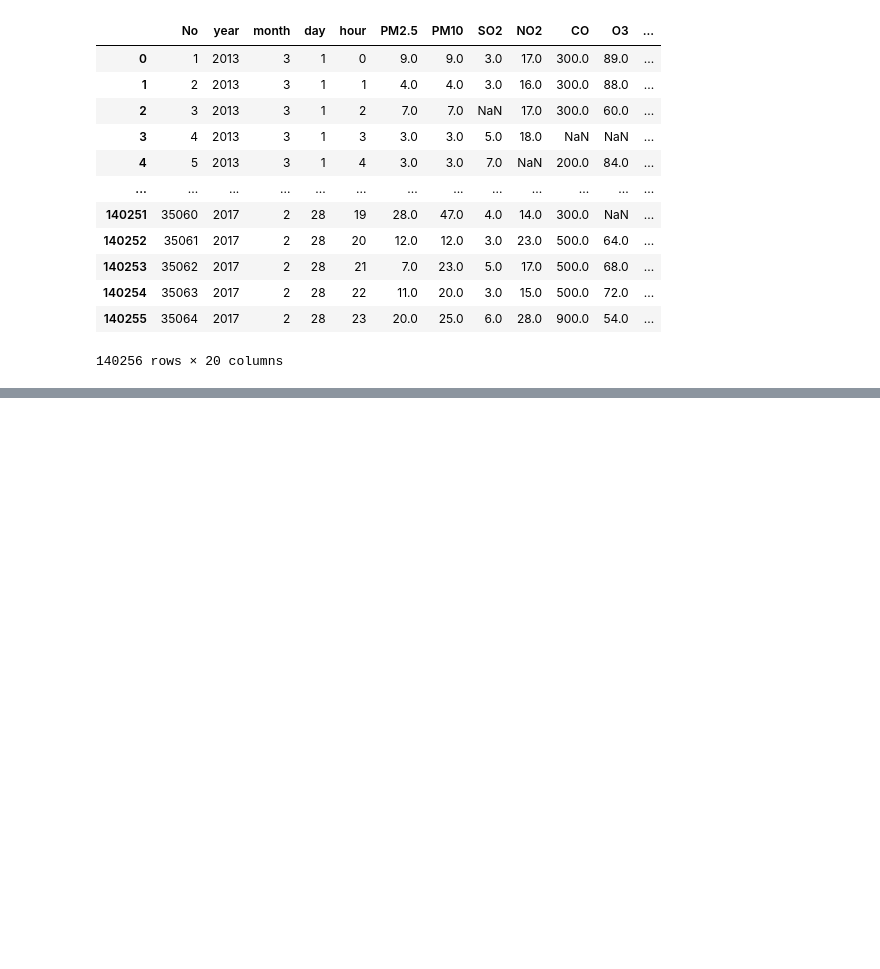
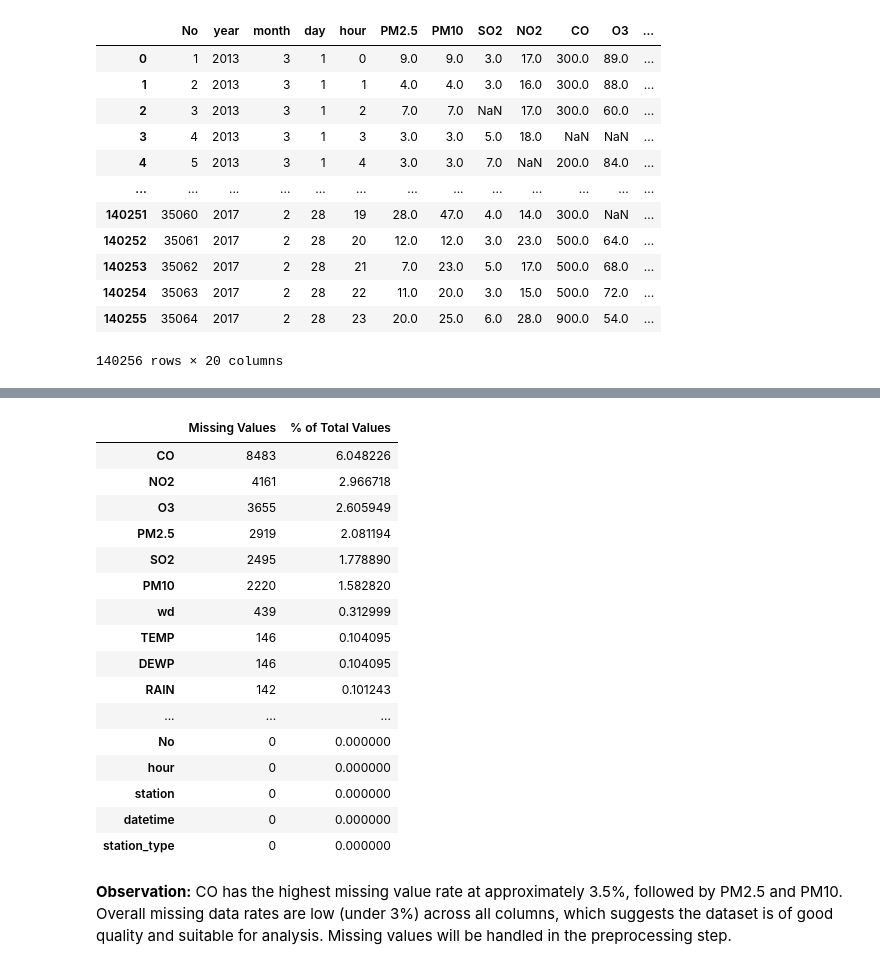
Before and after one commit to kunalan-Subatharan/Beijing-Air-Quality-Analysis, a Jupyter notebook: CMP7005_PRAC1_Beijing_Air_Quality.ipynb, the cells around one changed output, grey strips where cells are left out. Cells and saved outputs as stored; diff of their text form; code cells hidden in the pictures; blank space fills up the shorter version.

```diff
--- a/CMP7005_PRAC1_Beijing_Air_Quality.ipynb
+++ b/CMP7005_PRAC1_Beijing_Air_Quality.ipynb
@@ -154,0 +267,32 @@ df
+# %%
+# Missing values table
+def missing_values_table(df):
+    mis_val = df.isnull().sum()
+    mis_val_percent = 100 * mis_val / len(df)
+    mis_val_table = pd.concat([mis_val, mis_val_percent], axis=1)
+    mis_val_table = mis_val_table.rename(columns={0: 'Missing Values', 1: '% of Total Values'})
+    mis_val_table = mis_val_table.sort_values('% of Total Values', ascending=False)
+    return mis_val_table
+
+missing_values = missing_values_table(df)
+display(missing_values.style.background_gradient(cmap='Blues'))
+# %% [output]
+|  | Missing Values | % of Total Values |
+| CO | 8483 | 6.048226 |
+| NO2 | 4161 | 2.966718 |
+| O3 | 3655 | 2.605949 |
+| PM2.5 | 2919 | 2.081194 |
+| SO2 | 2495 | 1.778890 |
+| PM10 | 2220 | 1.582820 |
+| wd | 439 | 0.312999 |
+| TEMP | 146 | 0.104095 |
+| DEWP | 146 | 0.104095 |
+| RAIN | 142 | 0.101243 |
+| ... | ... | ... |
+| No | 0 | 0.000000 |
+| hour | 0 | 0.000000 |
+| station | 0 | 0.000000 |
+| datetime | 0 | 0.000000 |
+| station_type | 0 | 0.000000 |
+# %% [markdown]
+**Observation:** CO has the highest missing value rate at approximately 3.5%, followed by PM2.5 and PM10. Overall missing data rates are low (under 3%) across all columns, which suggests the dataset is of good quality and suitable for analysis. Missing values will be handled in the preprocessing step.
```
Also changed, not shown: parts of 10 cells of this notebook.
